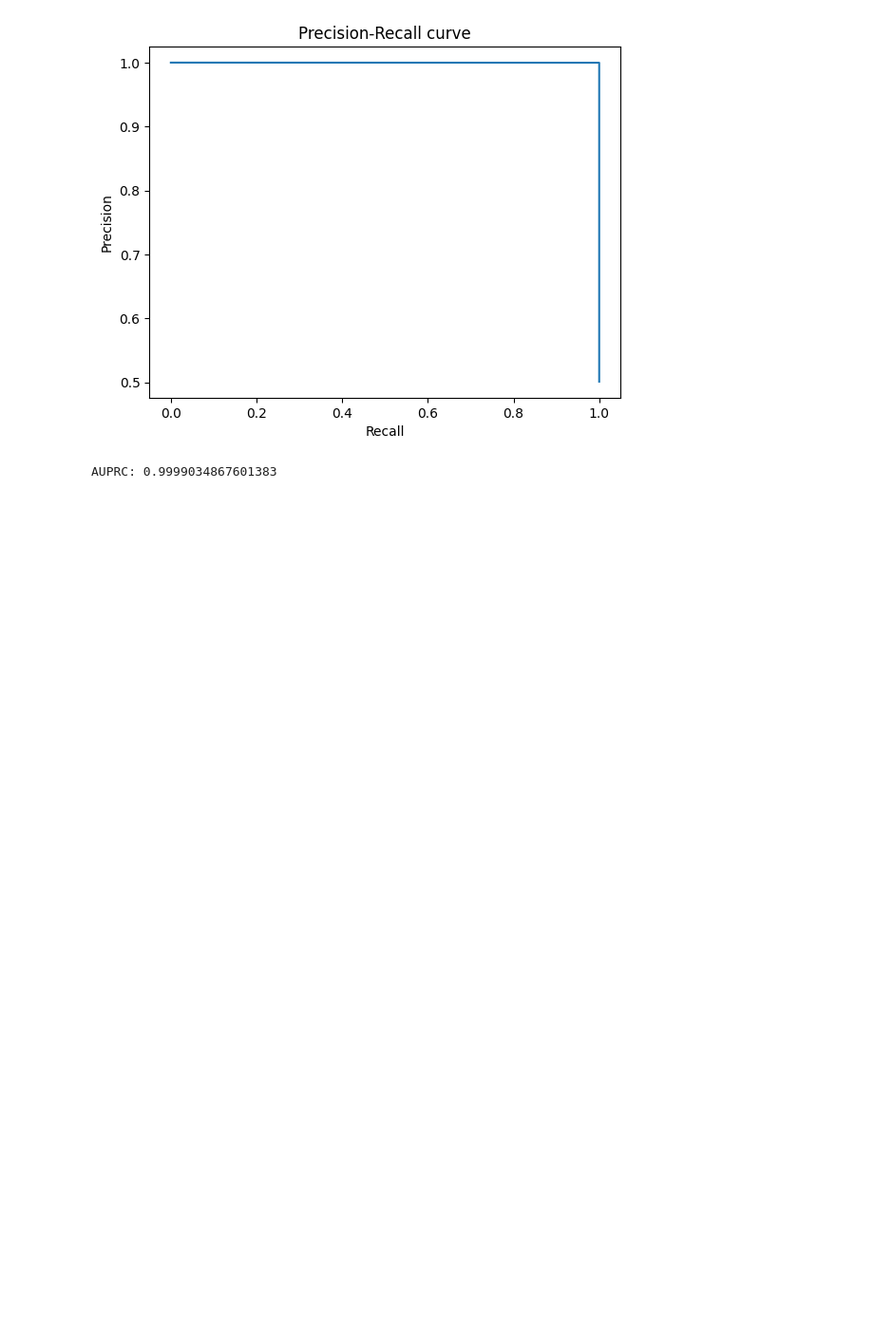
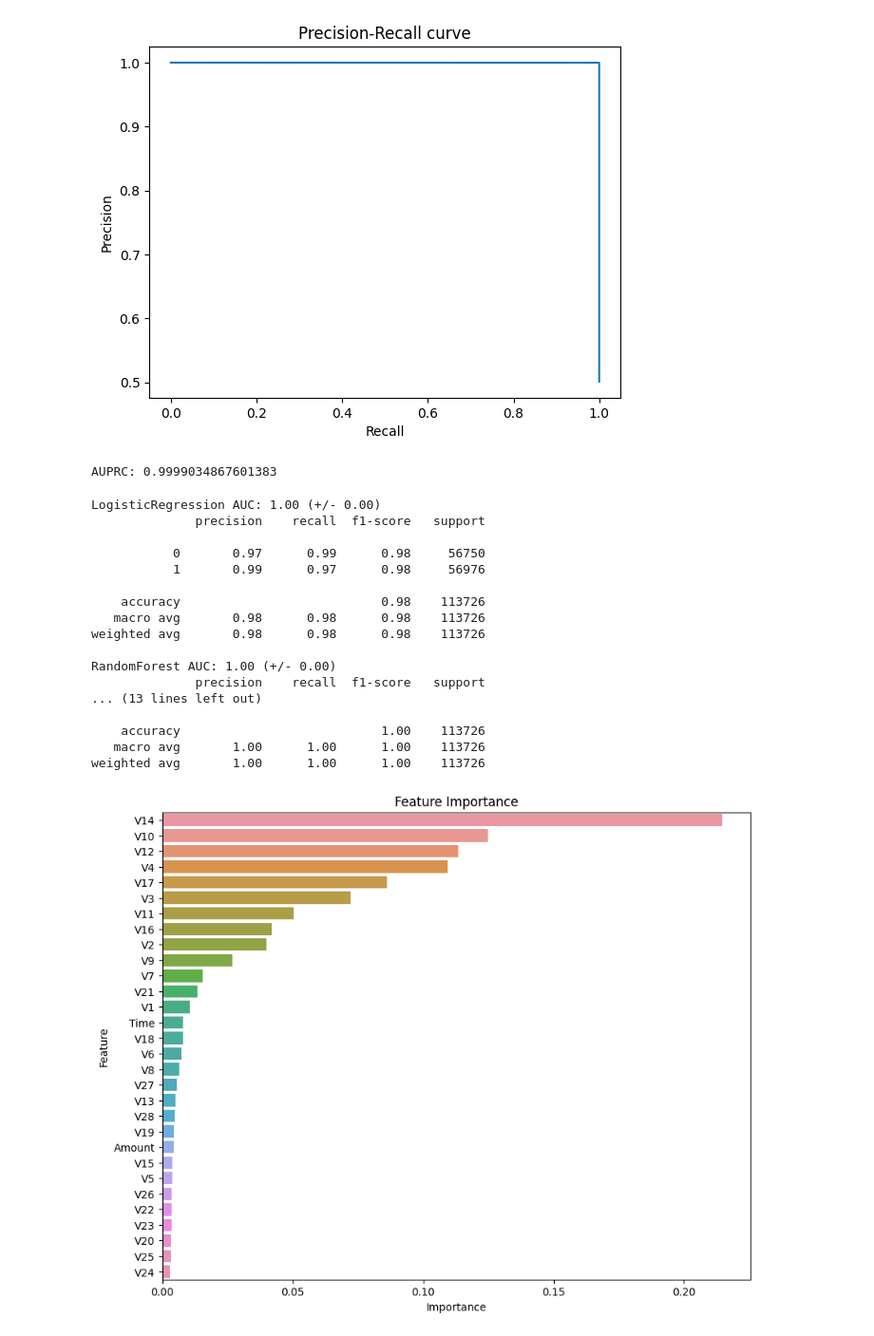
Before and after one commit to Scharukh7/credit-card-fraud-detection, a Jupyter notebook: model.ipynb, the cells around one changed output. Shown: that part at 95% size. Cells and saved outputs as stored; diff of their text form; code cells hidden in the pictures; blank space fills up the shorter version.

Commit message:
successfully managed to print the columns by manually creating feature names

```diff
--- a/model.ipynb
+++ b/model.ipynb
@@ -97,37 +97,76 @@ from sklearn.model_selection import cross_val_score
 from sklearn.linear_model import LogisticRegression
 from sklearn.ensemble import RandomForestClassifier
 from xgboost import XGBClassifier
+from sklearn.preprocessing import StandardScaler
 
-# Define models
+# Feature names in order
+feature_names = ["Time","V1","V2","V3","V4","V5","V6","V7","V8","V9","V10","V11","V12",
+                "V13","V14","V15","V16","V17","V18","V19","V20","V21","V22","V23","V24",
+                "V25","V26","V27","V28","Amount"]
+# Scale the data
+scaler = StandardScaler()
+X_train_scaled = scaler.fit_transform(X_train)
+X_train_scaled = pd.DataFrame(X_train_scaled, columns=feature_names)
+
+# Also scale the test data
+X_test_scaled = scaler.transform(X_test)
+X_test_scaled = pd.DataFrame(X_test_scaled, columns=feature_names)
+
+# Define models with increased max_iter and a different solver
 models = [
-    ('LogisticRegression', LogisticRegression(random_state=42)),
+    ('LogisticRegression', LogisticRegression(max_iter=1000, solver='lbfgs', random_state=42)),
     ('RandomForest', RandomForestClassifier(random_state=42)),
     ('XGBoost', XGBClassifier(eval_metric='logloss', random_state=42))
 ]
 
 # Cross-validation and performance comparison
 for name, model in models:
-    scores = cross_val_score(model, X_train, y_train, cv=5, scoring='roc_auc')
+    scores = cross_val_score(model, X_train_scaled, y_train, cv=5, scoring='roc_auc')
     print(f'{name} AUC: {scores.mean():.2f} (+/- {scores.std() * 2:.2f})')
+
+    # Fit the model on scaled data and make predictions
+    model.fit(X_train_scaled, y_train)
+    y_pred = model.predict(X_test_scaled)
+
+    # Evaluate the model
+    print(classification_report(y_test, y_pred))
 
 # Train RandomForest for feature importance
 model = RandomForestClassifier(random_state=42)
-model.fit(X_train, y_train)
+model.fit(X_train_scaled, y_train)
 
 # Get feature importances
 importances = model.feature_importances_
-features = X_train.columns  # get feature names from the training data
 
 # Create a DataFrame for visualization
-feature_importances = pd.DataFrame({'feature': features, 'importance': importances})
+feature_importances = pd.DataFrame({'feature': feature_names, 'importance': importances})
 
 # Sort by importance
 feature_importances = feature_importances.sort_values('importance', ascending=False)
 
 # Plot feature importances
 plt.figure(figsize=(10, 8))
 sns.barplot(x='importance', y='feature', data=feature_importances)
 plt.title('Feature Importance')
 plt.xlabel('Importance')
 plt.ylabel('Feature')
 plt.show()
+# %% [output]
+LogisticRegression AUC: 1.00 (+/- 0.00)
+              precision    recall  f1-score   support
+
+           0       0.97      0.99      0.98     56750
+           1       0.99      0.97      0.98     56976
+
+    accuracy                           0.98    113726
+   macro avg       0.98      0.98      0.98    113726
+weighted avg       0.98      0.98      0.98    113726
+
+RandomForest AUC: 1.00 (+/- 0.00)
+              precision    recall  f1-score   support
+... (13 lines left out)
+
+    accuracy                           1.00    113726
+   macro avg       1.00      1.00      1.00    113726
+weighted avg       1.00      1.00      1.00    113726
+[figure, added]
```
Also changed, not shown: 1 other file.
